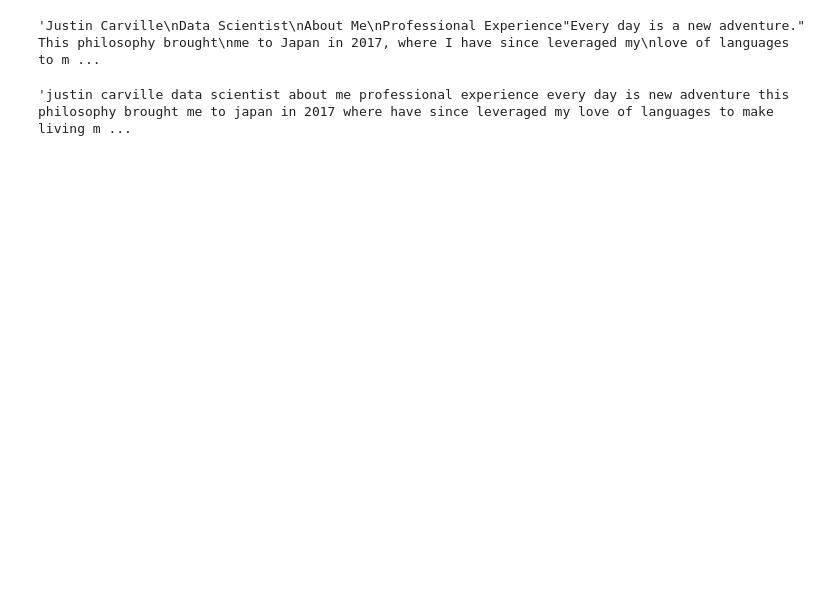
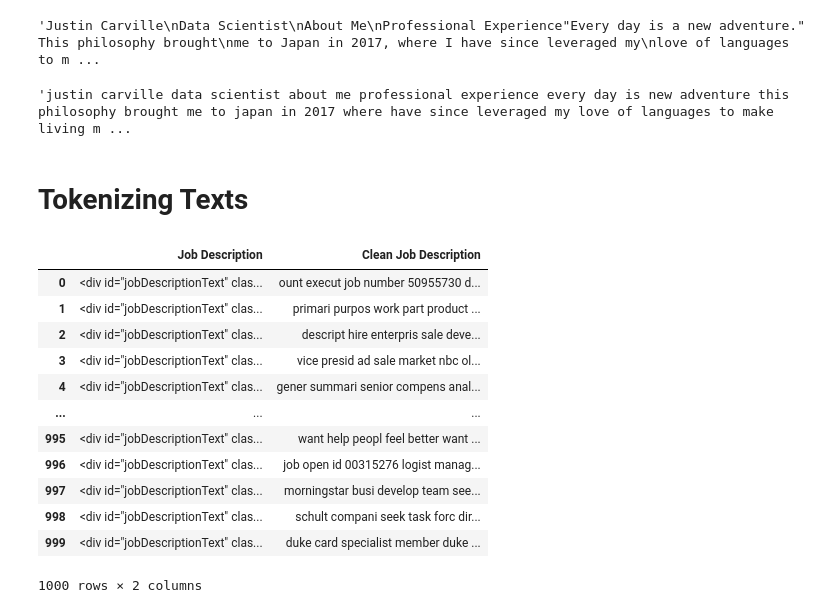
Before and after one commit to just1nt1me/nlp_job_matching, a Jupyter notebook: pdf_parser.ipynb, the cells around one changed output. Drawn from its saved outputs; the diff is of its cells as text; code cells hidden in the pictures; blank space fills up the shorter version.

```diff
--- a/pdf_parser.ipynb
+++ b/pdf_parser.ipynb
@@ -32,5 +39,6 @@ import re
 # Dataset
 # %%
 df = pd.read_csv('job_data.csv')[['Job Description']]
-df.head()
+df = df.sample(1000, ignore_index=True, random_state=22)
+df.shape
 # %% [output]
@@ -68,0 +74,4 @@ job
+# %%
+# clean job description and add each to dataframe
+df['Clean Job Description'] = df['Job Description'].apply(lambda x: clean_text(x))
+df['Clean Job Description'][0]
@@ -96,5 +92,8 @@ def cleanResume(resumeText):
-# %%
-resume = cleanResume(pdf_text)
-resume
-# %% [output]
-'justin carville data scientist about me professional experience every day is new adventure this philosophy brought me to japan in 2017 where have since leveraged my love of languages to make living m ...
+# %%
+# clean resume text
+resume = clean_text(pdf_text)
+resume
+# %% [output]
+'justin carville data scientist about me professional experience every day is new adventure this philosophy brought me to japan in 2017 where have since leveraged my love of languages to make living m ...
+# %% [markdown]
+# Tokenizing Texts
@@ -100,0 +110,16 @@ resume
+# %%
+tokenize(df, 'Clean Job Description')
+# %% [output]
+|  | Job Description | Clean Job Description |
+| 0 | <div id="jobDescriptionText" clas... | ount execut job number 50955730 d... |
+| 1 | <div id="jobDescriptionText" clas... | primari purpos work part product ... |
+| 2 | <div id="jobDescriptionText" clas... | descript hire enterpris sale deve... |
+| 3 | <div id="jobDescriptionText" clas... | vice presid ad sale market nbc ol... |
+| 4 | <div id="jobDescriptionText" clas... | gener summari senior compens anal... |
+| ... | ... | ... |
+| 995 | <div id="jobDescriptionText" clas... | want help peopl feel better want ... |
+| 996 | <div id="jobDescriptionText" clas... | job open id 00315276 logist manag... |
+| 997 | <div id="jobDescriptionText" clas... | morningstar busi develop team see... |
+| 998 | <div id="jobDescriptionText" clas... | schult compani seek task forc dir... |
+| 999 | <div id="jobDescriptionText" clas... | duke card specialist member duke ... |
+1000 rows × 2 columns
```
Also changed, not shown: parts of 31 cells of this notebook.
